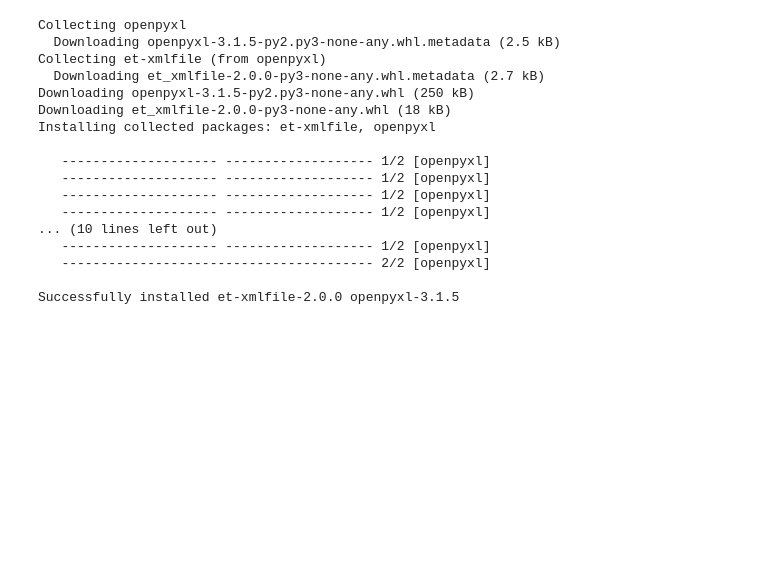
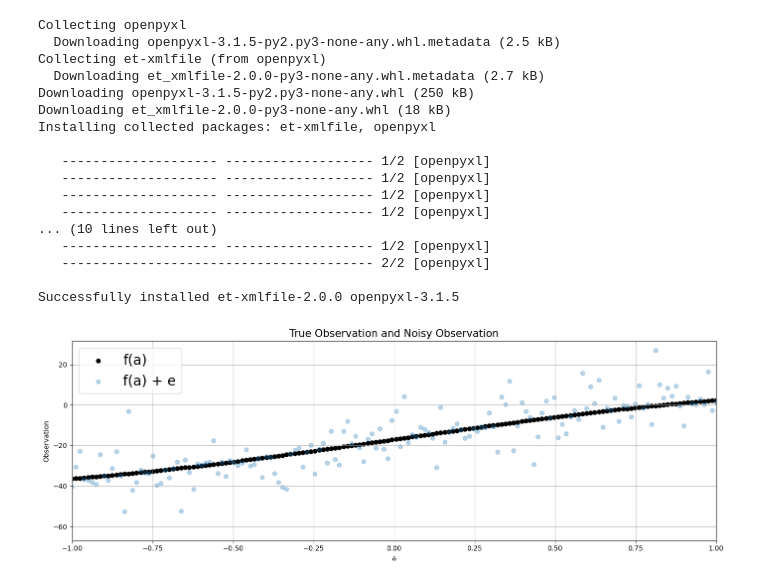
Before and after one commit to WoodenArmor/ENGG680_2025_Fall, a Jupyter notebook: Lab_Assignment1/Assignment1.ipynb, the cells around one changed output. Drawn from its saved outputs; the diff is of its cells as text; code cells hidden in the pictures; blank space fills up the shorter version.

```diff
--- a/Lab_Assignment1/Assignment1.ipynb
+++ b/Lab_Assignment1/Assignment1.ipynb
@@ -1068,20 +1068,32 @@ a = np.linspace(start, end, n)
 # %%
 # step 4
 # use the matplotlib to plot the true and noisy observations together in one single figure
 # use scatter for noisy observation plotting
 # for the true observation, label it as "f(a)"" and set color as 'k'
 # for the noisy observation scatter plot, label it as "f(a) + e", set color as 'tab:blue', set marker as 'o' and set alpha as 0.3
 # include proper axis labels, legend and title
 # scale the range of x-axis to be -1 to 1
 # keep this format for the rest of the plots in this lab assignment
 # (2 marks)
 
 fig, ax = plt.subplots(nrows=1, ncols=1, figsize=(14, 5))
 
-# ...
+# add true observation scatterplot, set label and color as specified
+ax.scatter(a, l_true, label='f(a)', color='k')
 
-ax.grid(True, which='both',ls='-',color='0.65')
+# add noisy observation scatterplot, set label, color, marker, size as specified
+ax.scatter(a, l, label='f(a) + e', color='tab:blue', marker = 'o', alpha=0.3)
+
+# aesthetics setting for plot
+ax.grid(True, which='both',ls='-',color='0.65') # add grid
+plt.legend(fontsize=20, loc='best') # add legend
+plt.xlim(-1, 1) # scale the range of x-axis to be -1 to 1 (don't understand why but did it as specified)
+ax.set_xlabel('a') # x label
+ax.set_ylabel('Observation') # y label
+plt.title('True Observation and Noisy Observation', fontsize=15) # title
 fig.tight_layout()
+# %% [output]
+[figure, added]
 # %%
 # step 5
 # define a curve fitting function named fit_polynomial_curve
```
Also changed, not shown: parts of 2 cells of this notebook.
